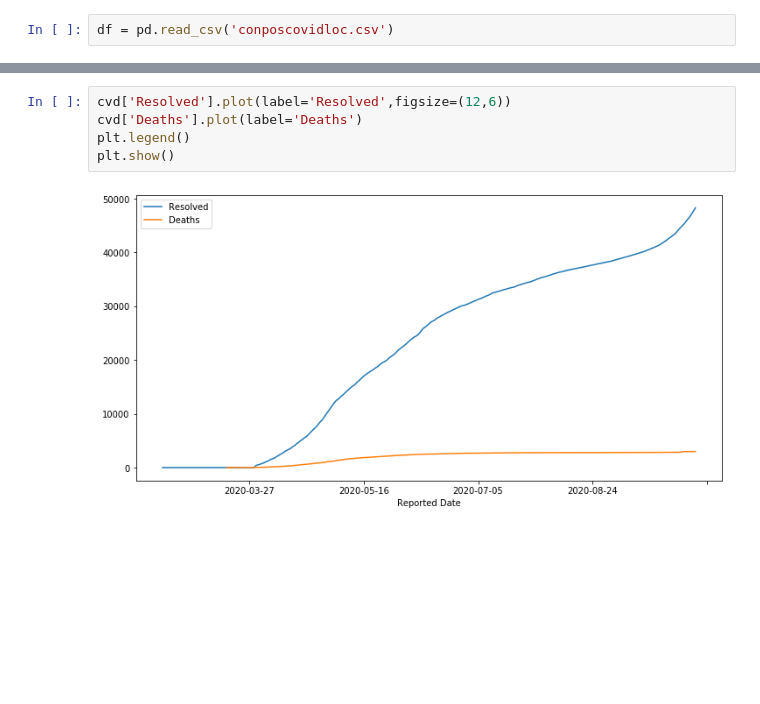
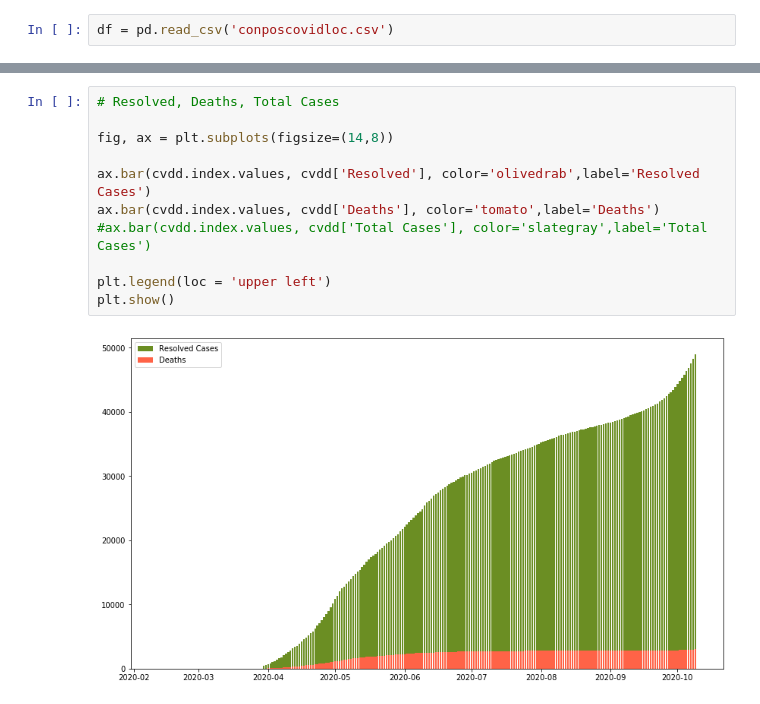
Before and after one commit to KojoObeng/covid-19, a Jupyter notebook: EDA.ipynb, the cells around one changed output, grey strips where cells are left out. Cells and saved outputs as stored; diff of their text form; blank space fills up the shorter version.

```diff
--- a/EDA.ipynb
+++ b/EDA.ipynb
@@ -49,7 +44,13 @@ plt.show()
-# %%
-cvd['Resolved'].plot(label='Resolved',figsize=(12,6))
-cvd['Deaths'].plot(label='Deaths')
-plt.legend()
-plt.show()
-# %% [output]
-[figure, removed]
+# %%
+# Resolved, Deaths, Total Cases
+
+fig, ax = plt.subplots(figsize=(14,8))
+
+ax.bar(cvdd.index.values, cvdd['Resolved'], color='olivedrab',label='Resolved Cases')
+ax.bar(cvdd.index.values, cvdd['Deaths'], color='tomato',label='Deaths')
+#ax.bar(cvdd.index.values, cvdd['Total Cases'], color='slategray',label='Total Cases')
+
+plt.legend(loc = 'upper left')
+plt.show()
+# %% [output]
+[figure, added]
```
Also changed, not shown: parts of 9 cells of this notebook, 1 other file.
